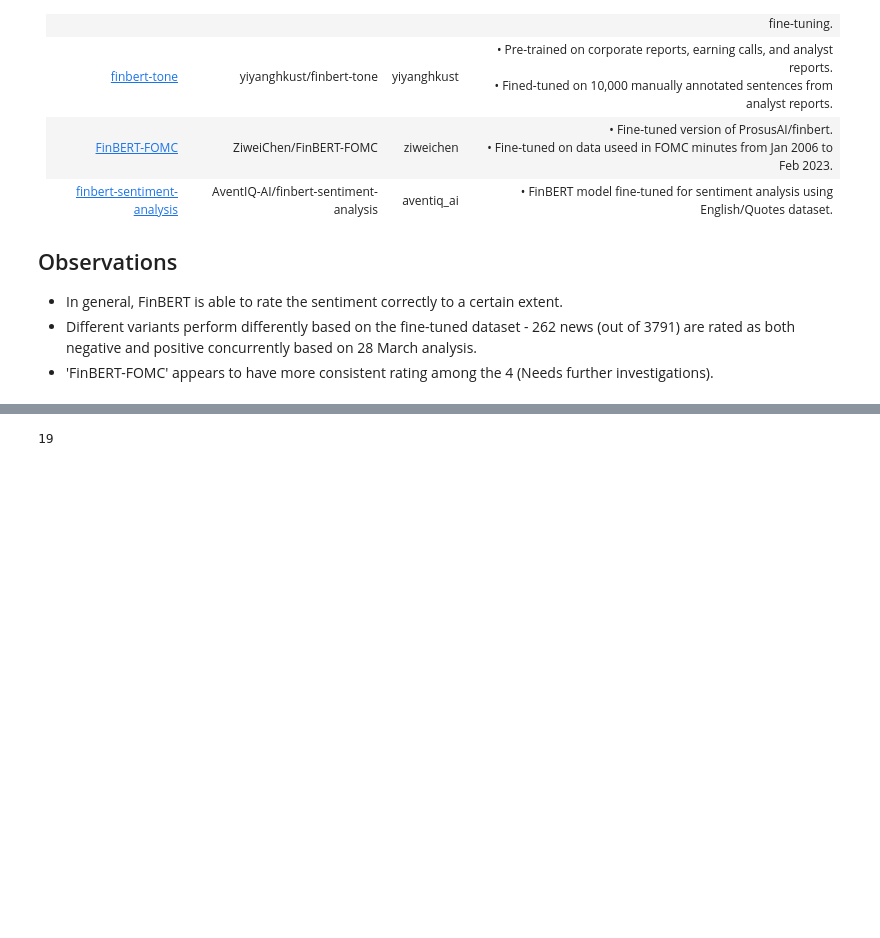
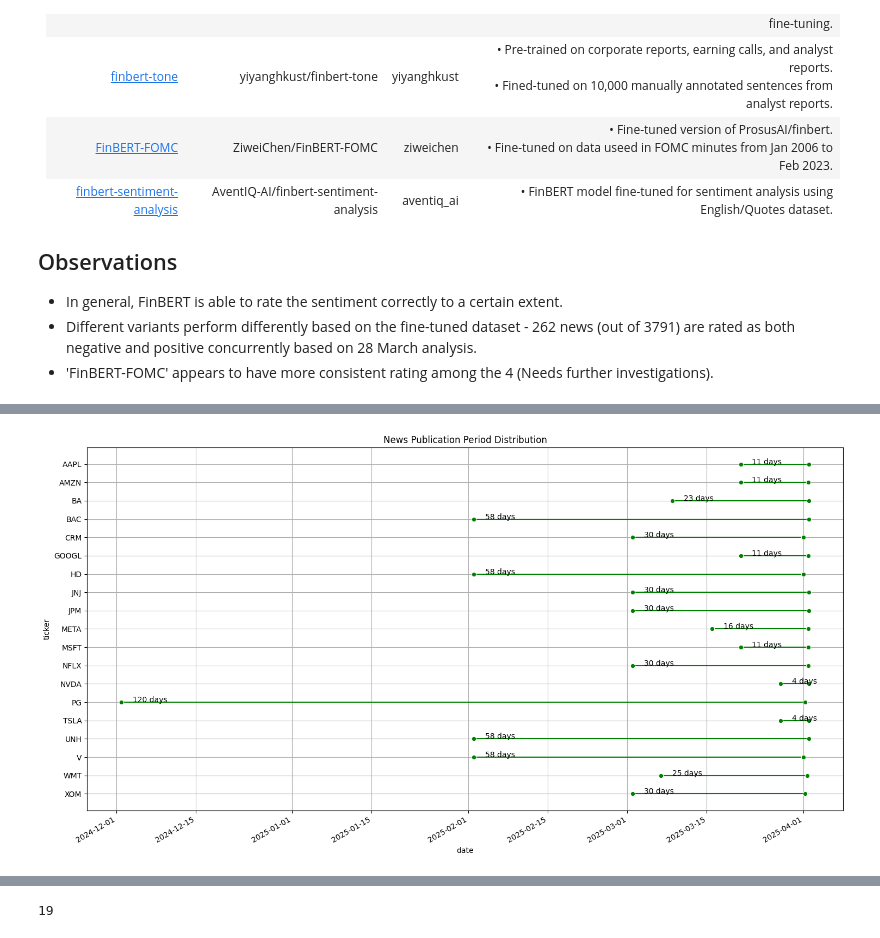
Before and after one commit to CKAbundant/sentiment, a Jupyter notebook: poc.ipynb, the cells around one changed output, grey strips where cells are left out. Cells and saved outputs as stored; diff of their text form; code cells hidden in the pictures; blank space fills up the shorter version.

```diff
--- a/poc.ipynb
+++ b/poc.ipynb
@@ -576,0 +582,7 @@ df
+# %%
+df = pd.read_csv("./data/results/2025-04-01/news.csv")
+
+plot_news = PlotNews(date="2025-04-01")
+plot_news.plot_date(df, "date")
+# %% [output]
+[figure, added]
```
Also changed, not shown: parts of 15 cells of this notebook, 6 other files.
